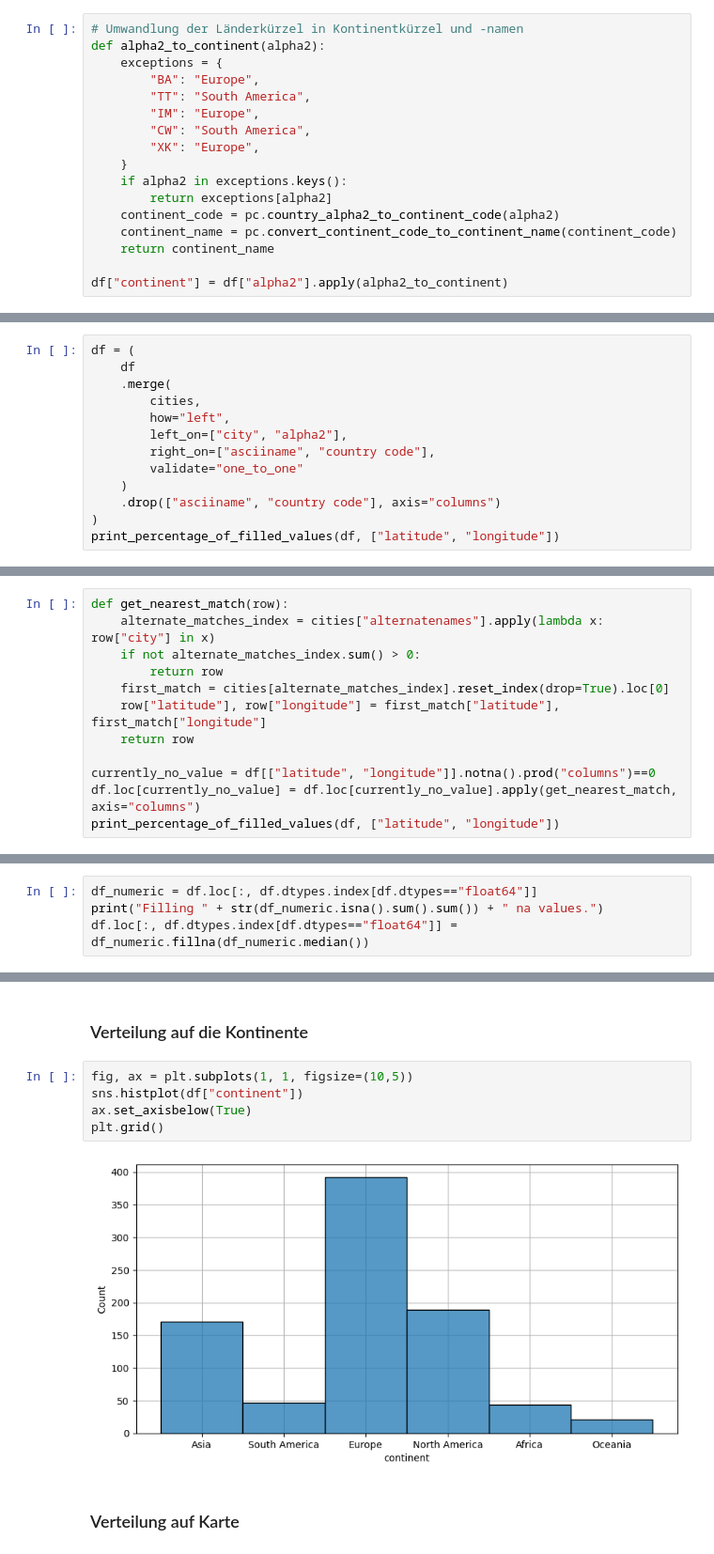
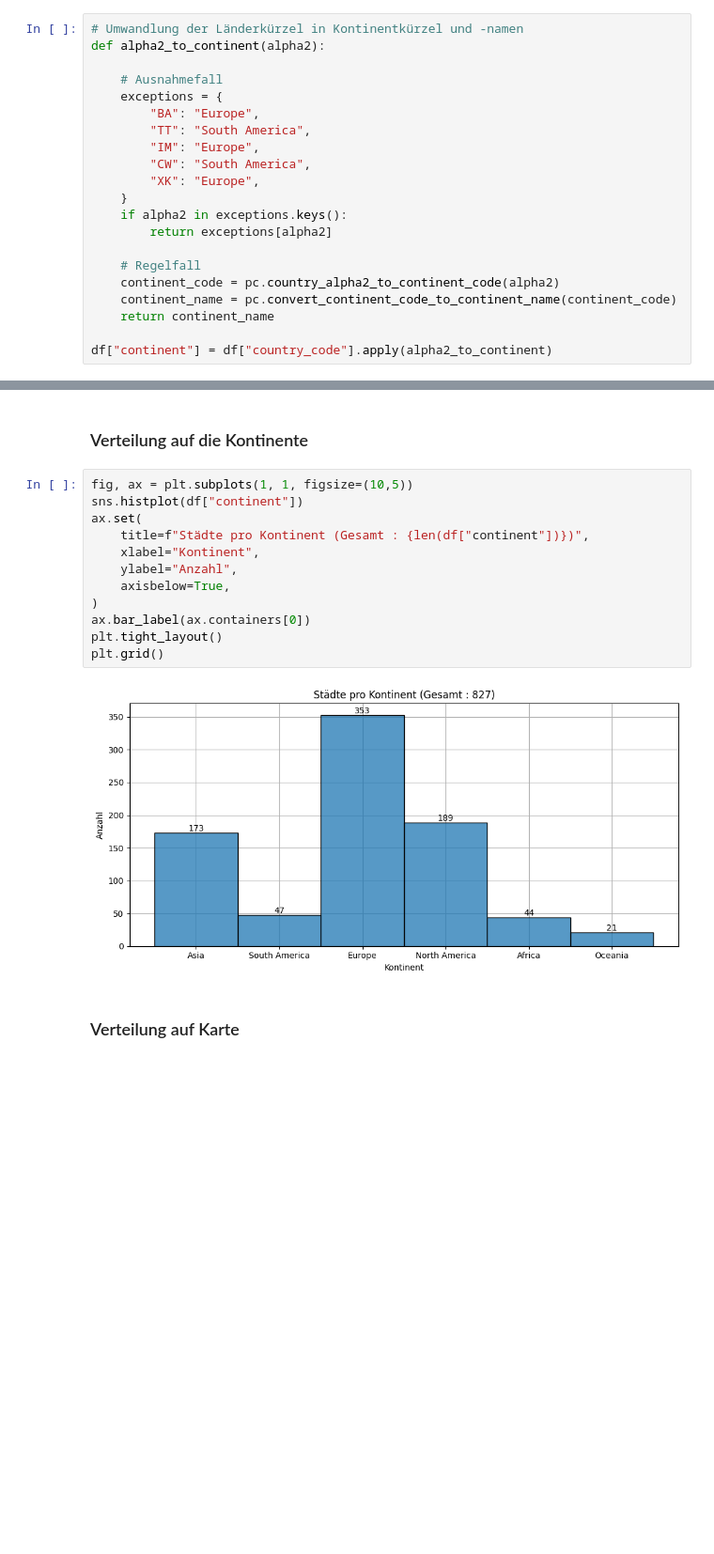
Before and after one commit to GehriJan/data-science-exam, a Jupyter notebook: data_science_exam.ipynb, the cells around one changed output, grey strips where cells are left out. Shown at 94% size. Cells and saved outputs as stored; diff of their text form; blank space fills up the shorter version.

```diff
--- a/data_science_exam.ipynb
+++ b/data_science_exam.ipynb
@@ -187,6 +334,8 @@ df["alpha2"] = df["country"].apply(country_name_to_alpha2)
 # %%
 # Umwandlung der Länderkürzel in Kontinentkürzel und -namen
 def alpha2_to_continent(alpha2):
+
+    # Ausnahmefall
     exceptions = {
         "BA": "Europe",
         "TT": "South America",
@@ -196,9 +345,11 @@ def alpha2_to_continent(alpha2):
     }
     if alpha2 in exceptions.keys():
         return exceptions[alpha2]
+
+    # Regelfall
     continent_code = pc.country_alpha2_to_continent_code(alpha2)
     continent_name = pc.convert_continent_code_to_continent_name(continent_code)
     return continent_name
 
-df["continent"] = df["alpha2"].apply(alpha2_to_continent)
+df["continent"] = df["country_code"].apply(alpha2_to_continent)
 # %% [markdown]
@@ -268,13 +393,0 @@ Hiermit können 92.75% der Datensätze mit Geokoordinaten angereichert werden.
-# %%
-df = (
-    df
-    .merge(
-        cities,
-        how="left",
-        left_on=["city", "alpha2"],
-        right_on=["asciiname", "country code"],
-        validate="one_to_one"
-    )
-    .drop(["asciiname", "country code"], axis="columns")
-)
-print_percentage_of_filled_values(df, ["latitude", "longitude"])
@@ -288,12 +393,0 @@ In der folgenden Zeile wird für jede Stadt in `df1`, in der noch mindestens ein
-# %%
-def get_nearest_match(row):
-    alternate_matches_index = cities["alternatenames"].apply(lambda x: row["city"] in x)
-    if not alternate_matches_index.sum() > 0:
-        return row
-    first_match = cities[alternate_matches_index].reset_index(drop=True).loc[0]
-    row["latitude"], row["longitude"] = first_match["latitude"], first_match["longitude"]
-    return row
-
-currently_no_value = df[["latitude", "longitude"]].notna().prod("columns")==0
-df.loc[currently_no_value] = df.loc[currently_no_value].apply(get_nearest_match, axis="columns")
-print_percentage_of_filled_values(df, ["latitude", "longitude"])
@@ -385,4 +502,0 @@ raster_anzeigen()
-# %%
-df_numeric = df.loc[:, df.dtypes.index[df.dtypes=="float64"]]
-print("Filling " + str(df_numeric.isna().sum().sum()) + " na values.")
-df.loc[:, df.dtypes.index[df.dtypes=="float64"]] = df_numeric.fillna(df_numeric.median())
@@ -425,10 +507,17 @@ Removing 46 multivariate outliers.
 # %%
 fig, ax = plt.subplots(1, 1, figsize=(10,5))
 sns.histplot(df["continent"])
-ax.set_axisbelow(True)
+ax.set(
+    title=f"Städte pro Kontinent (Gesamt : {len(df["continent"])})",
+    xlabel="Kontinent",
+    ylabel="Anzahl",
+    axisbelow=True,
+)
+ax.bar_label(ax.containers[0])
+plt.tight_layout()
 plt.grid()
 # %% [output]
-[figure, old version]
+[figure, new version]
 # %% [markdown]
 ### Verteilung auf Karte
 # %%
```
Also changed, not shown: parts of 87 cells of this notebook.
